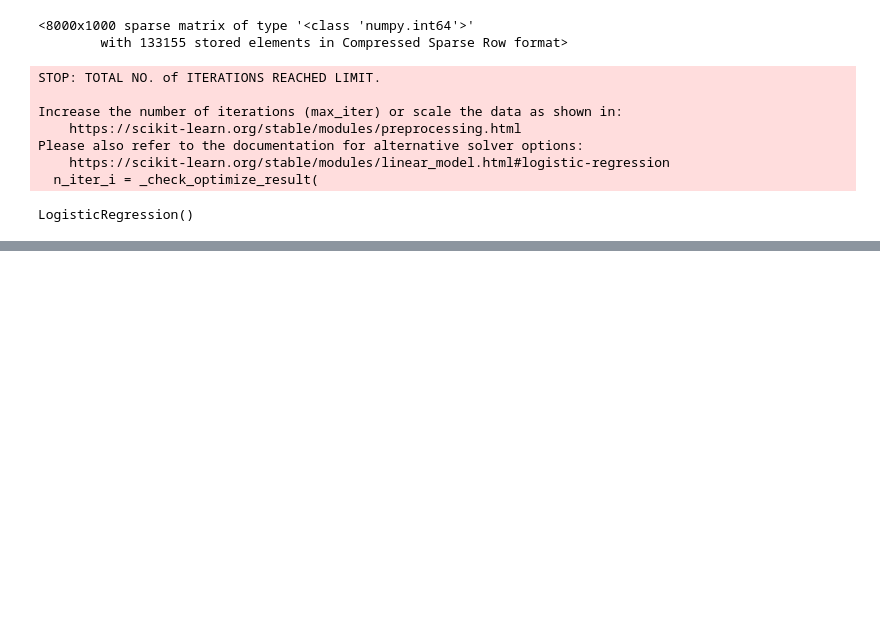
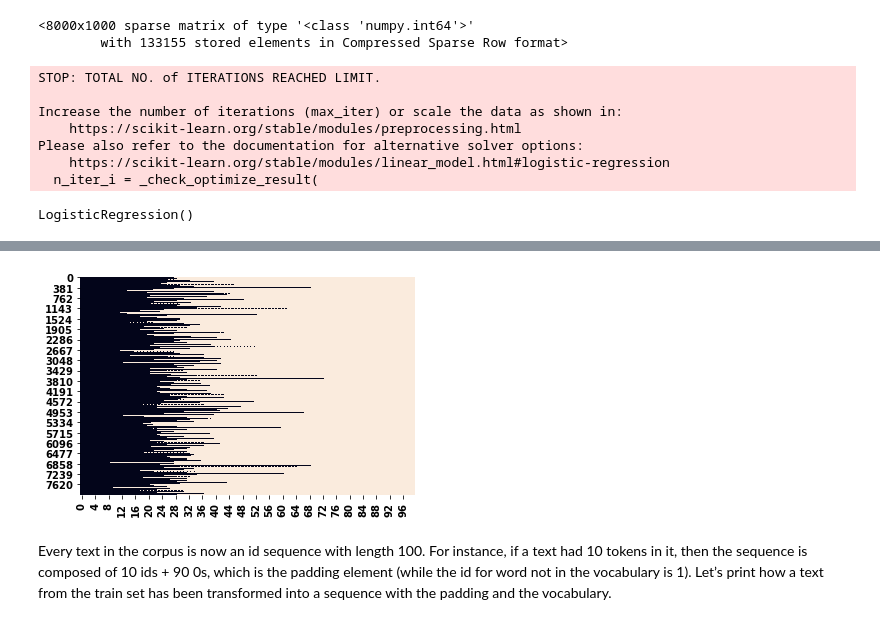
Before and after one commit to IemProg/SummarySourcePrediction, a Jupyter notebook: Demo.ipynb, the cells around one changed output, grey strips where cells are left out. Saved outputs shown, nothing was run; the diff lists cells and outputs as text; code cells hidden in the pictures; blank space fills up the shorter version.

```diff
--- a/Demo.ipynb
+++ b/Demo.ipynb
@@ -271,0 +639,19 @@ with open("submission2_BOW.csv", "w") as pred:
+# %%
+## tokenize text
+tokenizer = kprocessing.text.Tokenizer(lower=True, split=' ',
+                     oov_token="NaN",
+                     filters='!"#$%&()*+,-./:;<=>?@[\\]^_`{|}~\t\n')
+tokenizer.fit_on_texts(lst_corpus)
+dic_vocabulary = tokenizer.word_index
+## create sequence
+lst_text2seq= tokenizer.texts_to_sequences(lst_corpus)
+## padding sequence
+X_train = kprocessing.sequence.pad_sequences(lst_text2seq,
+                    maxlen=100, padding="post", truncating="post")
+# %%
+sns.heatmap(X_train==0, vmin=0, vmax=1, cbar=False)
+plt.show()
+# %% [output]
+[figure, added]
+# %% [markdown]
+Every text in the corpus is now an id sequence with length 100. For instance, if a text had 10 tokens in it, then the sequence is composed of 10 ids + 90 0s, which is the padding element (while the id for word not in the vocabulary is 1). Let’s print how a text from the train set has been transformed into a sequence with the padding and the vocabulary.
```
Also changed, not shown: parts of 64 cells of this notebook, 1 other file.
